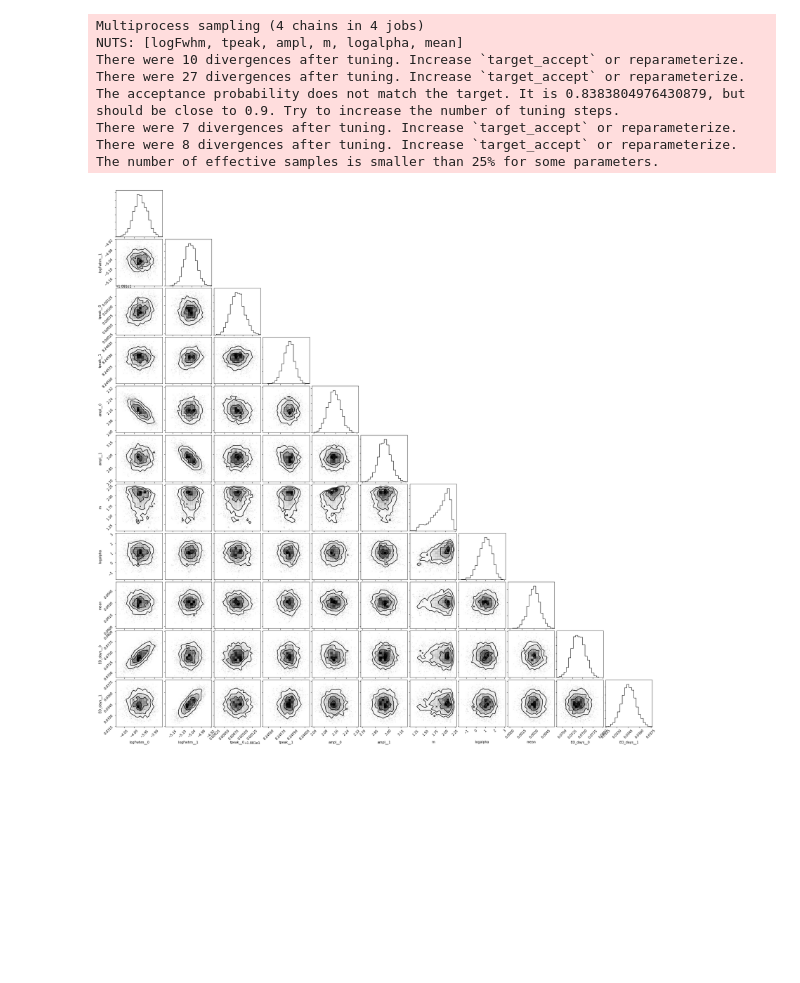
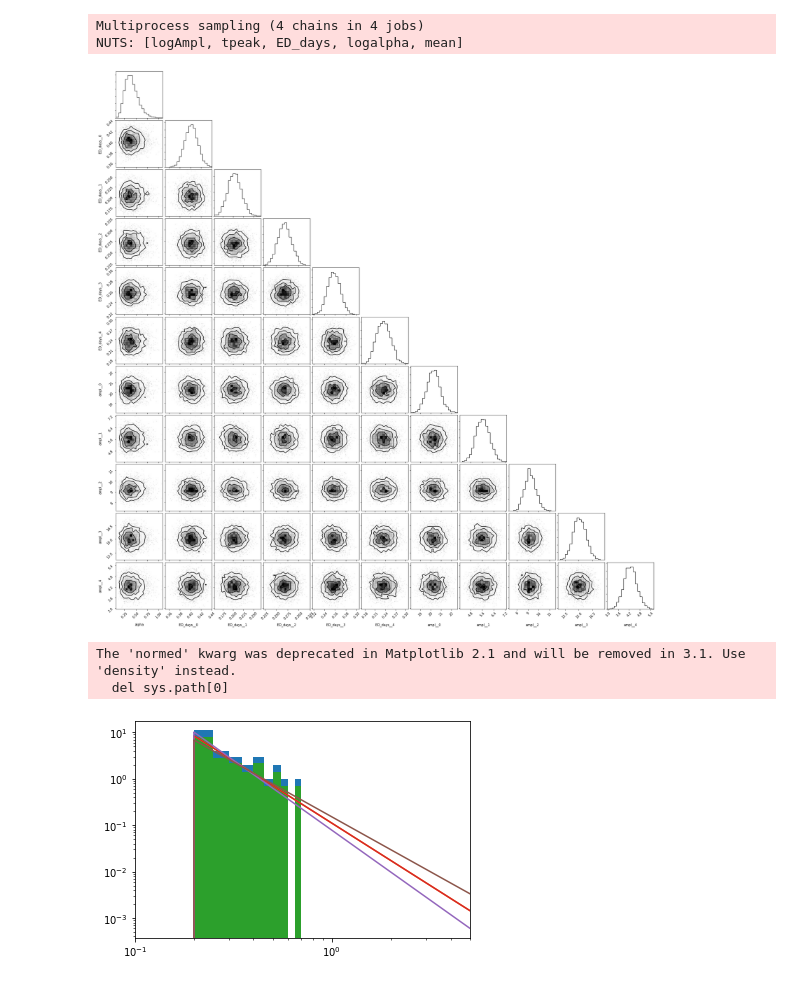
Before and after one commit to mrtommyb/tninja3_tom, a Jupyter notebook: notebooks/testing_flares.ipynb, the cells around one changed output. Drawn from its saved outputs; the diff is of its cells as text; code cells hidden in the pictures; blank space fills up the shorter version.

```diff
--- a/notebooks/testing_flares.ipynb
+++ b/notebooks/testing_flares.ipynb
@@ -42,9 +52,10 @@ ampls = pm.distributions.continuous.Pareto.dist(a, mconst).random(size=npeaks)
 # %%
 data_len = t.shape[0]
 # %%
-y = xoflares.eval_get_light_curve(t, tpeaks, fwhms ,ampls)
+y = xoflares.eval_get_light_curve(t, tpeaks, fwhms ,ampls,
+                                 )
 y_orig = np.copy(y)
-yerr = 0.1 * np.ones_like(y)
+yerr = 1 * np.ones_like(y)
 y +=  np.random.normal(scale=yerr, size=np.shape(t)[0])
 x = np.copy(t)
 # %%
@@ -58,6 +69,7 @@ plt.scatter(tpeaks, np.zeros_like(tpeaks) + np.max(ampls), color='r', s=20, mark
 tpeaks_d = np.copy(tpeaks)
 fwhms_d = np.copy(fwhms)
 ampls_d = np.copy(ampls)
+EDs_d = np.copy(EDs)
 def build_model(mask=None, start=None):
     if mask is None:
         mask = np.ones_like(x, dtype=bool)
@@ -75,14 +87,23 @@ def build_model(mask=None, start=None):
         logalpha = pm.Normal('logalpha', mu=np.log(a), sd=1, testval=np.log(a))
         alpha = pm.Deterministic('alpha', tt.exp(logalpha))
 
-        m = BoundedNormal('m', mu=mconst, sd=1, testval=mconst)
-        ampl = pm.Pareto('ampl', alpha=alpha, m=m, shape=npeaks, testval=ampls_d)
+#         m = BoundedNormal('m', mu=mconst, sd=0.01, testval=mconst)
+        m = pm.Deterministic('m', tt.as_tensor_variable(0.01))
+        ED_days = pm.Pareto('ED_days', alpha=alpha, m=m, shape=npeaks, testval=EDs_d)
 
         tpeak = BoundedNormal("tpeak", mu=tpeaks_d, sd=0.003,
-                      testval=tpeaks, shape=npeaks)
-        logFwhm = pm.Normal("logFwhm", mu=tt.log(fwhms_d), sd=0.1, testval=tt.log(fwhms_d),
+                      testval=tpeaks_d, shape=npeaks)
+
+
+#         logFwhm = pm.Normal("logFwhm", mu=tt.log(fwhms_d), sd=0.1, testval=tt.log(fwhms_d),
+#                         shape=npeaks)
+#         fwhm = pm.Deterministic("fwhm", tt.exp(logFwhm))
+
+#         ampl = pm.Deterministic("ampl", ED_days / (fwhm * scaling_constant))
+        logAmpl = pm.Normal("logAmpl", mu=tt.log(ampls_d), sd=1, testval=tt.log(ampls_d),
                         shape=npeaks)
-        fwhm = pm.Deterministic("fwhm", tt.exp(logFwhm))
+        ampl = pm.Deterministic("ampl", tt.exp(logAmpl))
+        fwhm = pm.Deterministic("fwhm", ED_days / (ampl * scaling_constant))
 
         light_curve = xoflares.get_light_curve(xval, tpeak, fwhm, ampl, oversample=7, texp=None)
 
@@ -92,8 +113,8 @@ def build_model(mask=None, start=None):
         pm.Normal('obs', mu=light_curve + mean, sd=data_err, observed=data,
                  total_size=data_len)
 
-        ED_days = xoflares.multiflareintegral(fwhm, ampl)
-        pm.Deterministic("ED_days", ED_days)
+#         ED_days = xoflares.multiflareintegral(fwhm, ampl)
+#         pm.Deterministic("ED_days", ED_days)
 
         # Optimize to find the maximum a posteriori parameters
         if start is None:
@@ -105,7 +126,7 @@ def build_model(mask=None, start=None):
         map_soln = xo.optimize(start=map_soln, vars=[tpeak])
 
         map_soln = xo.optimize(start=map_soln, vars=[mean])
-        map_soln = xo.optimize(start=map_soln, vars=[logalpha, m])
+        map_soln = xo.optimize(start=map_soln, vars=[logalpha])
 
 
 #         map_soln = xo.optimize(start=map_soln, vars=[fwhm, mean])
@@ -213,14 +233,8 @@ logp: 15913.722823556407 -> 15913.723939306024
 with model:
 
     trace = pm.sample(tune=1500, draws=1000, start=map_soln2, chains=4,
-                      step=xo.get_dense_nuts_step(target_accept=0.9, doubling=True, adaptation_window=101),
+                      step=xo.get_dense_nuts_step(target_accept=0.9),
                      )
 # %% [output]
 Multiprocess sampling (4 chains in 4 jobs)
-NUTS: [logFwhm, tpeak, ampl, m, logalpha, mean]
-There were 10 divergences after tuning. Increase `target_accept` or reparameterize.
-There were 27 divergences after tuning. Increase `target_accept` or reparameterize.
-The acceptance probability does not match the target. It is 0.8383804976430879, but should be close to 0.9. Try to increase the number of tuning steps.
-There were 7 divergences after tuning. Increase `target_accept` or reparameterize.
-There were 8 divergences after tuning. Increase `target_accept` or reparameterize.
-The number of effective samples is smaller than 25% for some parameters.
+NUTS: [logAmpl, tpeak, ED_days, logalpha, mean]
@@ -227,6 +245,6 @@ The number of effective samples is smaller than 25% for some parameters.
 # %%
-samples = pm.trace_to_dataframe(trace, varnames=["logFwhm", "tpeak", "ampl", "m", "logalpha", "mean", "ED_days"])
+samples = pm.trace_to_dataframe(trace, varnames=["logalpha", "ED_days", "ampl"])
 
 _ = corner.corner(samples)
 # %% [output]
-[figure, old version]
+[figure, new version]
@@ -243,0 +251,28 @@ _ = corner.corner(samples)
+# %%
+
+from scipy.stats import pareto
+
+plt.hist(np.mean(trace['ED_days'], axis=0), bins=np.arange(0,1,0.05), );
+v = np.arange(0.01, 5, 0.0001)
+plt.plot(v, pareto.pdf(v, np.mean(trace['alpha']), scale=np.mean(trace['m'])))
+
+plt.xlim(0,1)
+
+
+
+from scipy.stats import pareto
+
+plt.hist(np.mean(trace['ED_days'], axis=0), bins=np.arange(0,1,0.05), normed=True);
+v = np.arange(0.01, 5, 0.0001)
+plt.plot(v, pareto.pdf(v, np.mean(trace['alpha']), scale=np.mean(trace['m'])))
+plt.plot(v, pareto.pdf(v, np.mean(trace['alpha'])+np.std(trace['alpha']), scale=np.mean(trace['m'])))
+plt.plot(v, pareto.pdf(v, np.mean(trace['alpha'])-np.std(trace['alpha']), scale=np.mean(trace['m'])))
+
+plt.xlim(0.1,5)
+
+plt.yscale('log')
+plt.xscale('log')
+# %% [output]
+The 'normed' kwarg was deprecated in Matplotlib 2.1 and will be removed in 3.1. Use 'density' instead.
+  del sys.path[0]
+[figure, added]
```
Also changed, not shown: parts of 15 cells of this notebook, 4 other files.
